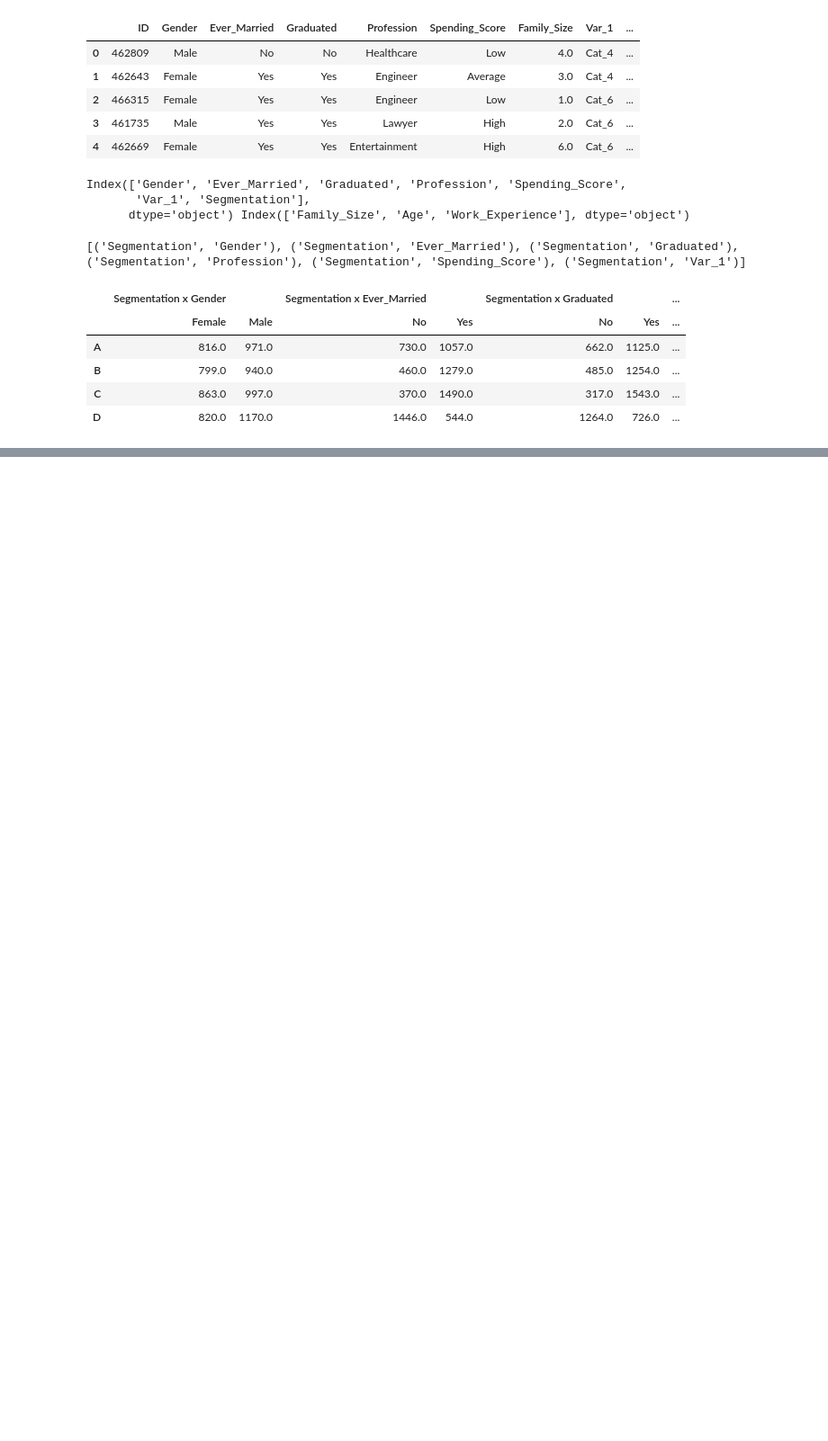
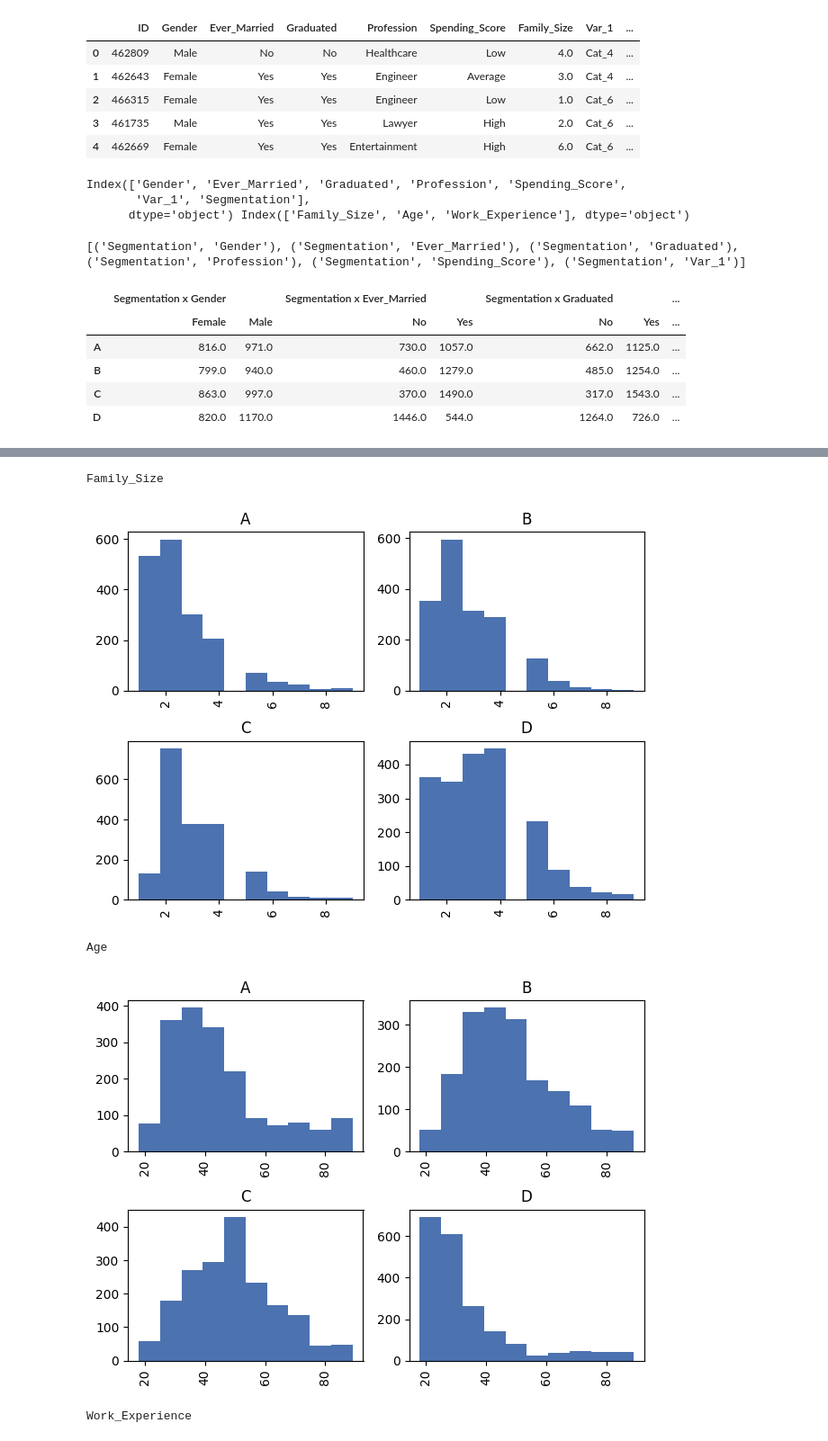
Before and after one commit to gersongerardcruz/customer_segmentation, a Jupyter notebook: notebooks/eda_on_segments.ipynb, the cells around one changed output, grey strips where cells are left out. Shown at 90% size. Cells and saved outputs as stored; diff of their text form; code cells hidden in the pictures; blank space fills up the shorter version.

```diff
--- a/notebooks/eda_on_segments.ipynb
+++ b/notebooks/eda_on_segments.ipynb
@@ -1,7 +1,12 @@
 # %%
 import pandas as pd
 import itertools
-from IPython.display import display
 import matplotlib.pyplot as plt
 import math
 import numpy as np
+import seaborn as sns
+import warnings
+from IPython.display import display
+
+warnings.filterwarnings("ignore")
+plt.style.use('seaborn-deep')
@@ -194,0 +84,8 @@ plot_categorical_numerical_comparison(df, "Segmentation")
+# %%
+plot_distributions(df.drop("ID", axis=1), "Segmentation")
+# %% [output]
+Family_Size
+[figure, added]
+Age
+[figure, added]
+Work_Experience
```
Also changed, not shown: parts of 9 cells of this notebook, 2 other files.
